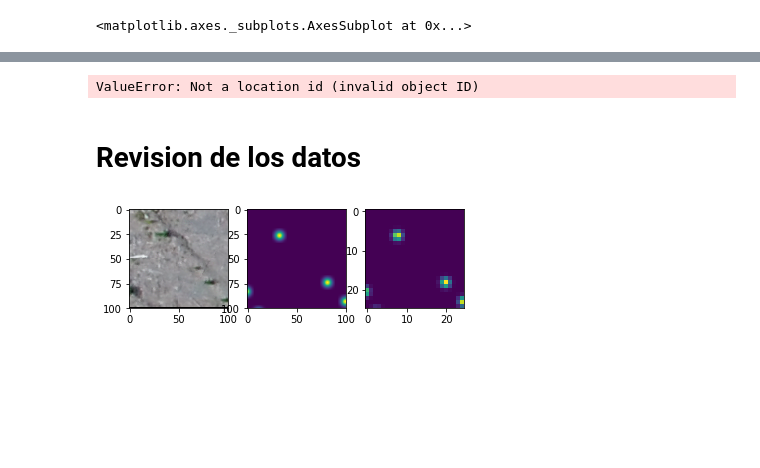
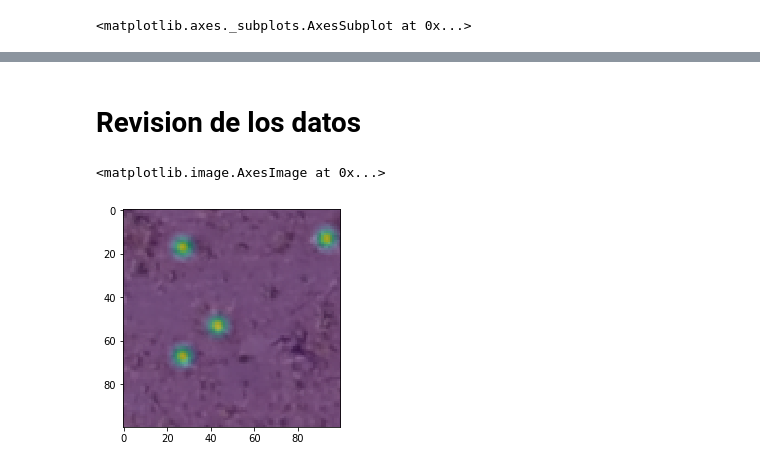
Before and after one commit to dirodriguezm/AraucoNursery, a Jupyter notebook: corte_ventanas_h5.ipynb, the cells around one changed output, grey strips where cells are left out. Drawn from its saved outputs; the diff is of its cells as text; code cells hidden in the pictures; blank space fills up the shorter version.

```diff
--- a/corte_ventanas_h5.ipynb
+++ b/corte_ventanas_h5.ipynb
@@ -285,31 +257,25 @@ Wall time: 997 µs
 # %%
 Vset = hf.create_dataset(
-        name= "density_model",
+        name= "reduced_density",
         data=densidades,
         shape=(n_lista_mapa,HEIGHT/factor_reduccion,WIDTH/factor_reduccion),
         compression="gzip",
         compression_opts=9)
-# %% [output]
-ValueError: Not a location id (invalid object ID)
 # %%
 hf.close()
 # %% [markdown]
 # Revision de los datos
 # %%
-numero = 100
+numero = 1001
 
-with h5py.File('D:/Memoria/Codigo/AraucoNursery/train/3/data_mapa.h5', 'r') as hf:
+with h5py.File('./train/9/data_mapa.h5', 'r') as hf:
     imagen = hf["images"][numero]
     densidad = hf["density"][numero]
     densidad_chica =hf["density_model"][numero]
 # %%
 plt.figure()
-plt.subplot(131)
 plt.imshow(imagen)
-plt.subplot(132)
-plt.imshow(densidad)
-plt.subplot(133)
-plt.imshow(densidad_chica)
-plt.show()
+plt.imshow(densidad, alpha=0.55)
 # %% [output]
+<matplotlib.image.AxesImage at 0x...>
-[figure, old version]
+[figure, new version]
```
Also changed, not shown: parts of 40 cells of this notebook, 1 other file.
